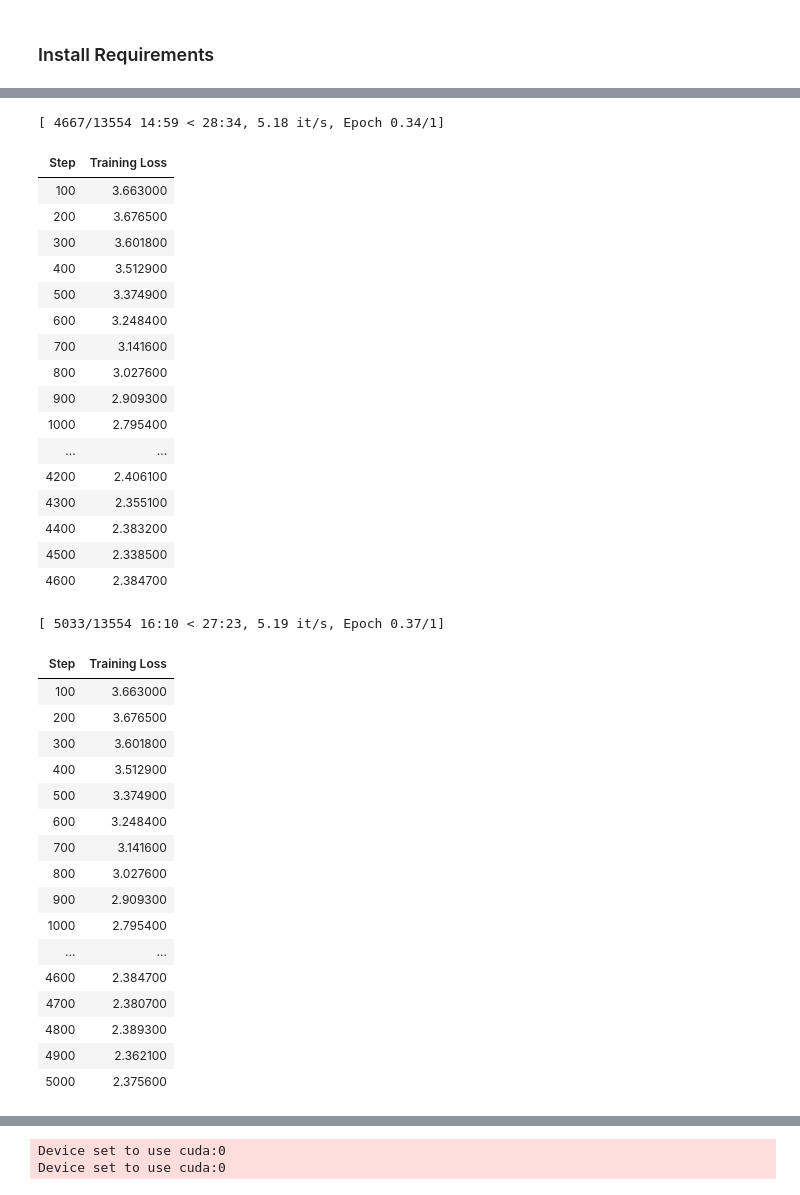
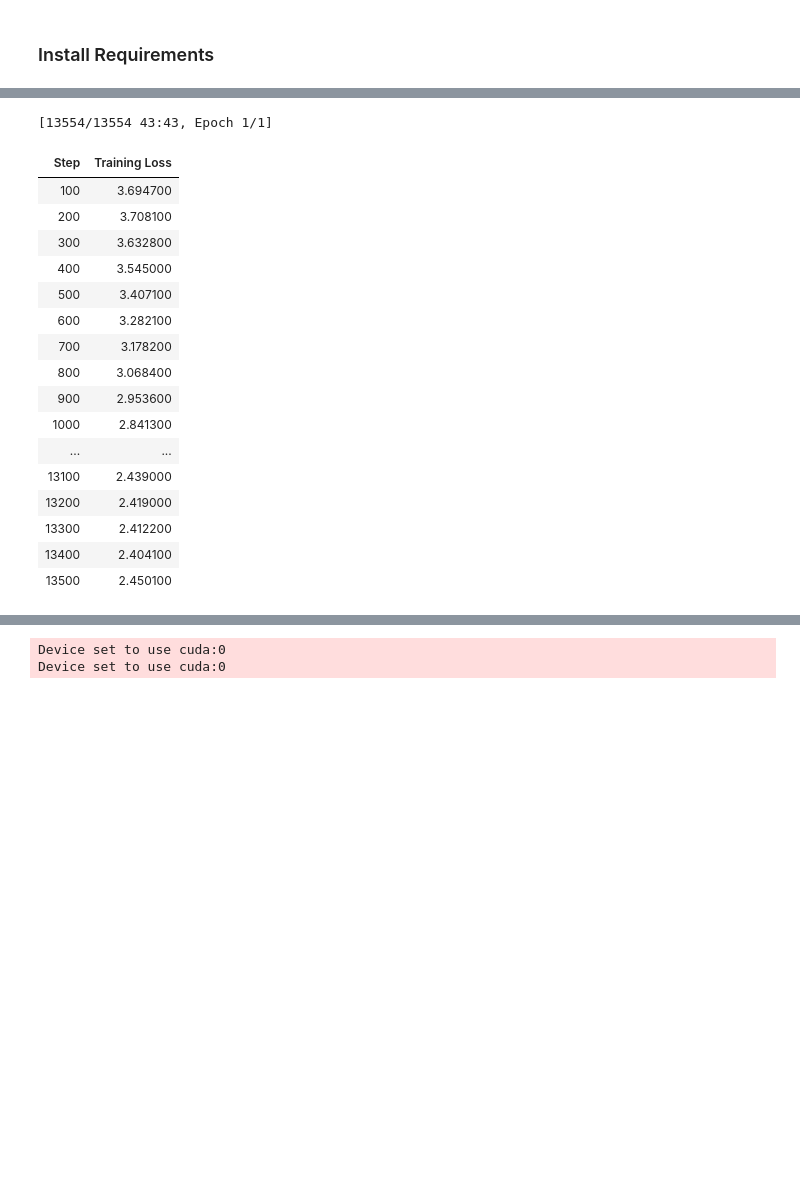
Before and after one commit to saravanan-nj/notebooks, a Jupyter notebook: qlora-tiny-llm.ipynb, the cells around one changed output, grey strips where cells are left out. Drawn from its saved outputs; the diff is of its cells as text; code cells hidden in the pictures; blank space fills up the shorter version.

```diff
--- a/qlora-tiny-llm.ipynb
+++ b/qlora-tiny-llm.ipynb
@@ -109,71 +115,53 @@ def formatted_prompts_func(example):
   output_texts = []
   for i in range(len(example["description"])):
     output_texts.append(f"""
 ### Instruction:
 Given a movie description, read the description, understand and analyse the story of the movie based on the given description and return the genre of the movie.
 
 ### Description:
 {example["description"][i]}
 
 ### Genre:
 {example["genre"][i].strip()}
 <|endresponse>
 """)
   # print_tokens_with_ids(output_texts[0])
   return output_texts
 
-response_template =[27332, 6242, 267, 28747, 13]  # "### Genre:"
-collator = DataCollatorForCompletionOnlyLM(response_template, tokenizer=tokenizer)
+response_template ="\n### Genre:"
+collator = DataCollatorForCompletionOnlyLM(tokenizer.encode(response_template, add_special_tokens=False)[:2], tokenizer=tokenizer)
 
 
 trainer = SFTTrainer(
     model=model,
     train_dataset=dataset,
     peft_config=peft_config,
     args=training_arguments,
     processing_class=tokenizer,
     formatting_func=formatted_prompts_func,
-    # data_collator=collator
+    data_collator=collator
 )
 trainer.train()
 trainer.model.save_pretrained("imdb-classifier")
 # %% [output]
-[ 4667/13554 14:59 < 28:34, 5.18 it/s, Epoch 0.34/1]
+[13554/13554 43:43, Epoch 1/1]
 | Step | Training Loss |
-| 100 | 3.663000 |
-| 200 | 3.676500 |
-| 300 | 3.601800 |
-| 400 | 3.512900 |
-| 500 | 3.374900 |
-| 600 | 3.248400 |
-| 700 | 3.141600 |
-| 800 | 3.027600 |
-| 900 | 2.909300 |
-| 1000 | 2.795400 |
+| 100 | 3.694700 |
+| 200 | 3.708100 |
+| 300 | 3.632800 |
+| 400 | 3.545000 |
+| 500 | 3.407100 |
+| 600 | 3.282100 |
+| 700 | 3.178200 |
+| 800 | 3.068400 |
+| 900 | 2.953600 |
+| 1000 | 2.841300 |
 | ... | ... |
-| 4200 | 2.406100 |
-| 4300 | 2.355100 |
-| 4400 | 2.383200 |
-| 4500 | 2.338500 |
-| 4600 | 2.384700 |
+| 13100 | 2.439000 |
+| 13200 | 2.419000 |
+| 13300 | 2.412200 |
+| 13400 | 2.404100 |
+| 13500 | 2.450100 |
-[ 5033/13554 16:10 < 27:23, 5.19 it/s, Epoch 0.37/1]
-| Step | Training Loss |
-| 100 | 3.663000 |
-| 200 | 3.676500 |
-| 300 | 3.601800 |
-| 400 | 3.512900 |
-| 500 | 3.374900 |
-| 600 | 3.248400 |
-| 700 | 3.141600 |
-| 800 | 3.027600 |
-| 900 | 2.909300 |
-| 1000 | 2.795400 |
-| ... | ... |
-| 4600 | 2.384700 |
-| 4700 | 2.380700 |
-| 4800 | 2.389300 |
-| 4900 | 2.362100 |
-| 5000 | 2.375600 |
 # %%
 !zip -r imdb-classifier.zip results imdb-classifier
 # %% [output]
```
Also changed, not shown: parts of 5 cells of this notebook.
